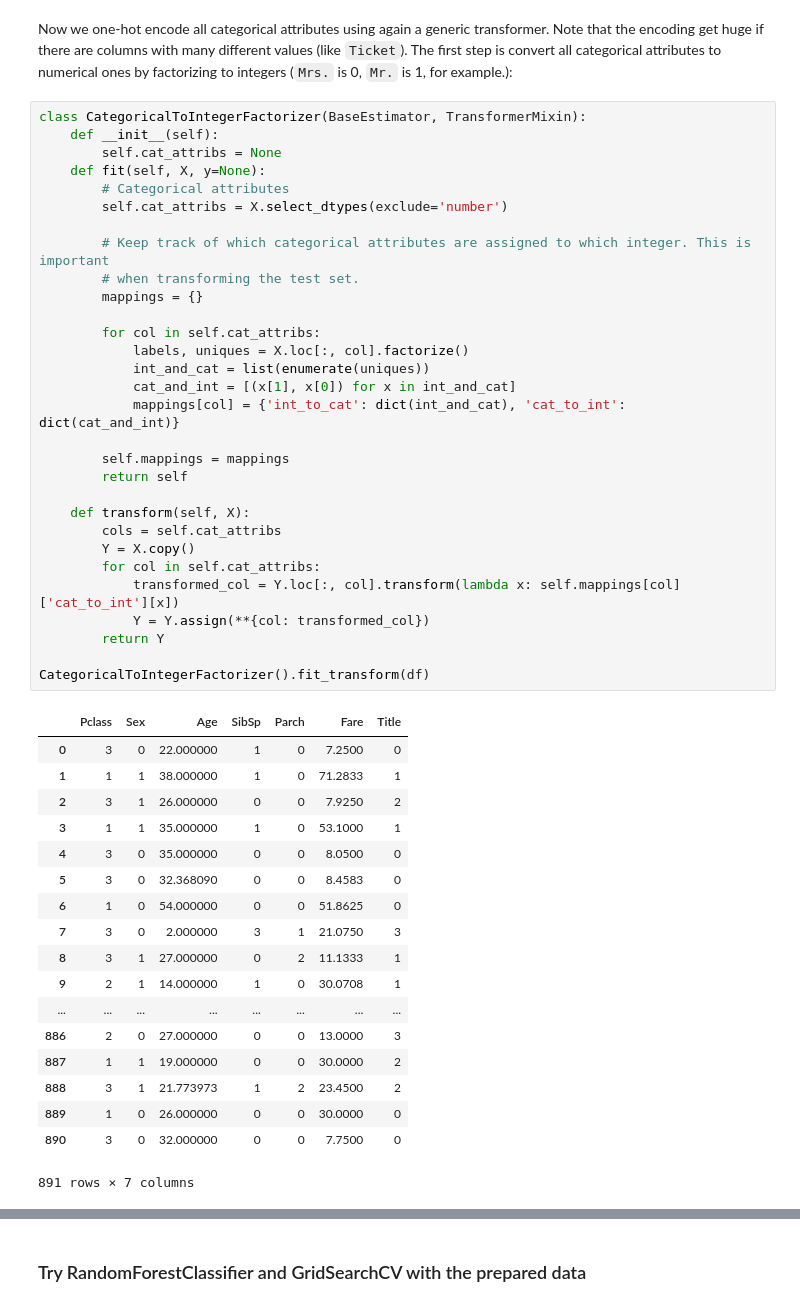
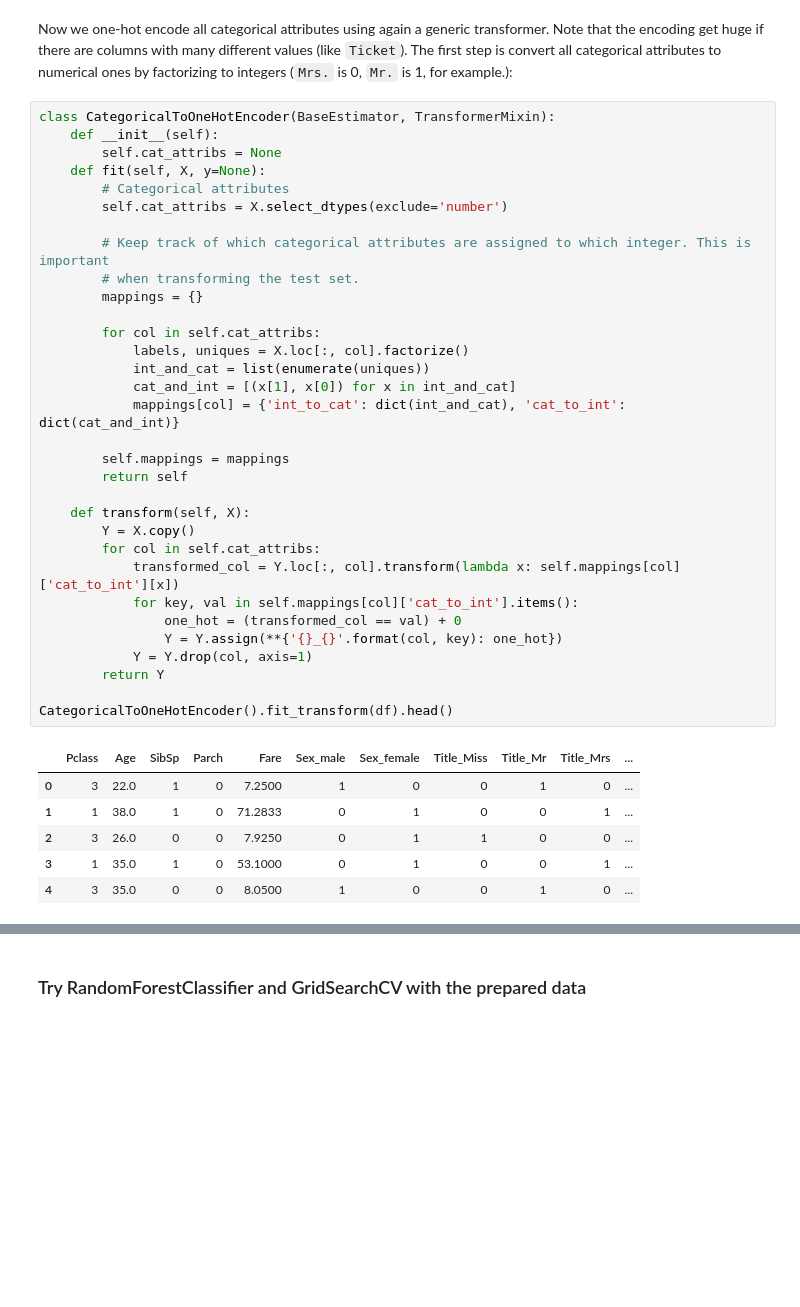
Before and after one commit to ksaaskil/machine-learning-examples, a Jupyter notebook: classification/Kaggle_Titanic_kernel.ipynb, the cells around one changed output, grey strips where cells are left out. Cells and saved outputs as stored; diff of their text form; blank space fills up the shorter version.

```diff
--- a/classification/Kaggle_Titanic_kernel.ipynb
+++ b/classification/Kaggle_Titanic_kernel.ipynb
@@ -255,51 +255,41 @@ memory usage: 48.8+ KB
 # %% [markdown]
 Now we one-hot encode all categorical attributes using again a generic transformer. Note that the encoding get huge if there are columns with many different values (like `Ticket`). The first step is convert all categorical attributes to numerical ones by factorizing to integers (`Mrs.` is 0, `Mr.` is 1, for example.):
 # %%
-class CategoricalToIntegerFactorizer(BaseEstimator, TransformerMixin):
+class CategoricalToOneHotEncoder(BaseEstimator, TransformerMixin):
     def __init__(self):
         self.cat_attribs = None
     def fit(self, X, y=None):
         # Categorical attributes
         self.cat_attribs = X.select_dtypes(exclude='number')
 
         # Keep track of which categorical attributes are assigned to which integer. This is important
         # when transforming the test set.
         mappings = {}
 
         for col in self.cat_attribs:
             labels, uniques = X.loc[:, col].factorize()
             int_and_cat = list(enumerate(uniques))
             cat_and_int = [(x[1], x[0]) for x in int_and_cat]
             mappings[col] = {'int_to_cat': dict(int_and_cat), 'cat_to_int': dict(cat_and_int)}
 
         self.mappings = mappings
         return self
 
     def transform(self, X):
-        cols = self.cat_attribs
         Y = X.copy()
         for col in self.cat_attribs:
             transformed_col = Y.loc[:, col].transform(lambda x: self.mappings[col]['cat_to_int'][x])
-            Y = Y.assign(**{col: transformed_col})
+            for key, val in self.mappings[col]['cat_to_int'].items():
+                one_hot = (transformed_col == val) + 0
+                Y = Y.assign(**{'{}_{}'.format(col, key): one_hot})
+            Y = Y.drop(col, axis=1)
         return Y
 
-CategoricalToIntegerFactorizer().fit_transform(df)
+CategoricalToOneHotEncoder().fit_transform(df).head()
 # %% [output]
-|  | Pclass | Sex | Age | SibSp | Parch | Fare | Title |
-| 0 | 3 | 0 | 22.000000 | 1 | 0 | 7.2500 | 0 |
-| 1 | 1 | 1 | 38.000000 | 1 | 0 | 71.2833 | 1 |
-| 2 | 3 | 1 | 26.000000 | 0 | 0 | 7.9250 | 2 |
-| 3 | 1 | 1 | 35.000000 | 1 | 0 | 53.1000 | 1 |
-| 4 | 3 | 0 | 35.000000 | 0 | 0 | 8.0500 | 0 |
-| 5 | 3 | 0 | 32.368090 | 0 | 0 | 8.4583 | 0 |
-| 6 | 1 | 0 | 54.000000 | 0 | 0 | 51.8625 | 0 |
-| 7 | 3 | 0 | 2.000000 | 3 | 1 | 21.0750 | 3 |
-| 8 | 3 | 1 | 27.000000 | 0 | 2 | 11.1333 | 1 |
-| 9 | 2 | 1 | 14.000000 | 1 | 0 | 30.0708 | 1 |
-| ... | ... | ... | ... | ... | ... | ... | ... |
-| 886 | 2 | 0 | 27.000000 | 0 | 0 | 13.0000 | 3 |
-| 887 | 1 | 1 | 19.000000 | 0 | 0 | 30.0000 | 2 |
-| 888 | 3 | 1 | 21.773973 | 1 | 2 | 23.4500 | 2 |
-| 889 | 1 | 0 | 26.000000 | 0 | 0 | 30.0000 | 0 |
-| 890 | 3 | 0 | 32.000000 | 0 | 0 | 7.7500 | 0 |
+|  | Pclass | Age | SibSp | Parch | Fare | Sex_male | Sex_female | Title_Miss | Title_Mr | Title_Mrs | ... |
+| 0 | 3 | 22.0 | 1 | 0 | 7.2500 | 1 | 0 | 0 | 1 | 0 | ... |
+| 1 | 1 | 38.0 | 1 | 0 | 71.2833 | 0 | 1 | 0 | 0 | 1 | ... |
+| 2 | 3 | 26.0 | 0 | 0 | 7.9250 | 0 | 1 | 1 | 0 | 0 | ... |
+| 3 | 1 | 35.0 | 1 | 0 | 53.1000 | 0 | 1 | 0 | 0 | 1 | ... |
+| 4 | 3 | 35.0 | 0 | 0 | 8.0500 | 1 | 0 | 0 | 1 | 0 | ... |
-891 rows × 7 columns
```
Also changed, not shown: parts of 15 cells of this notebook.
